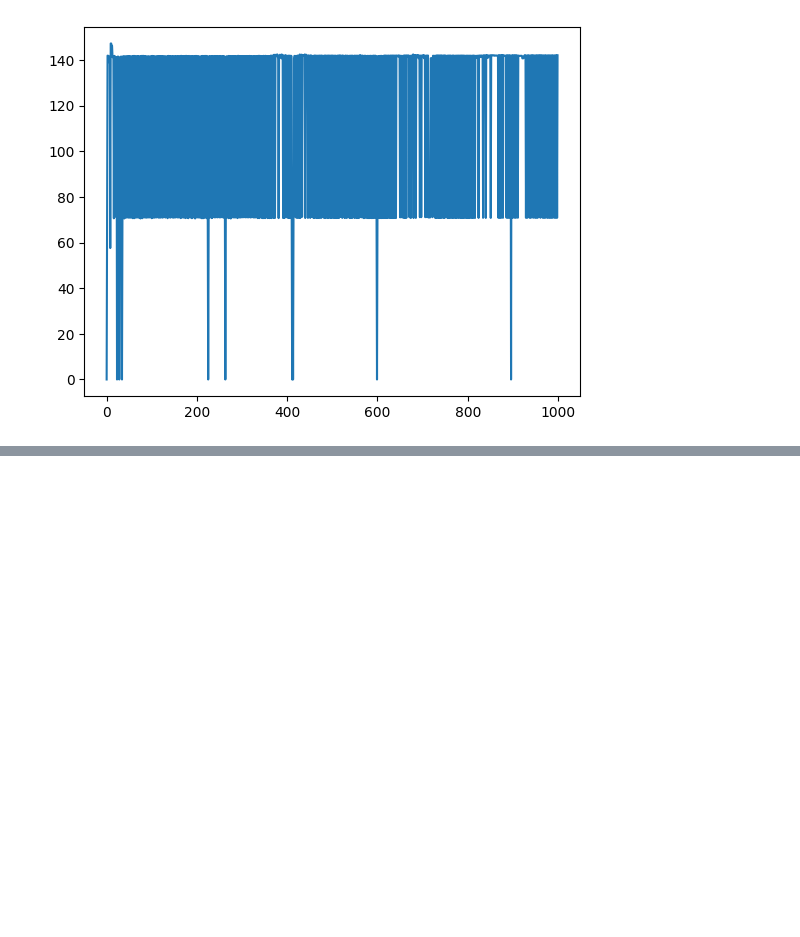
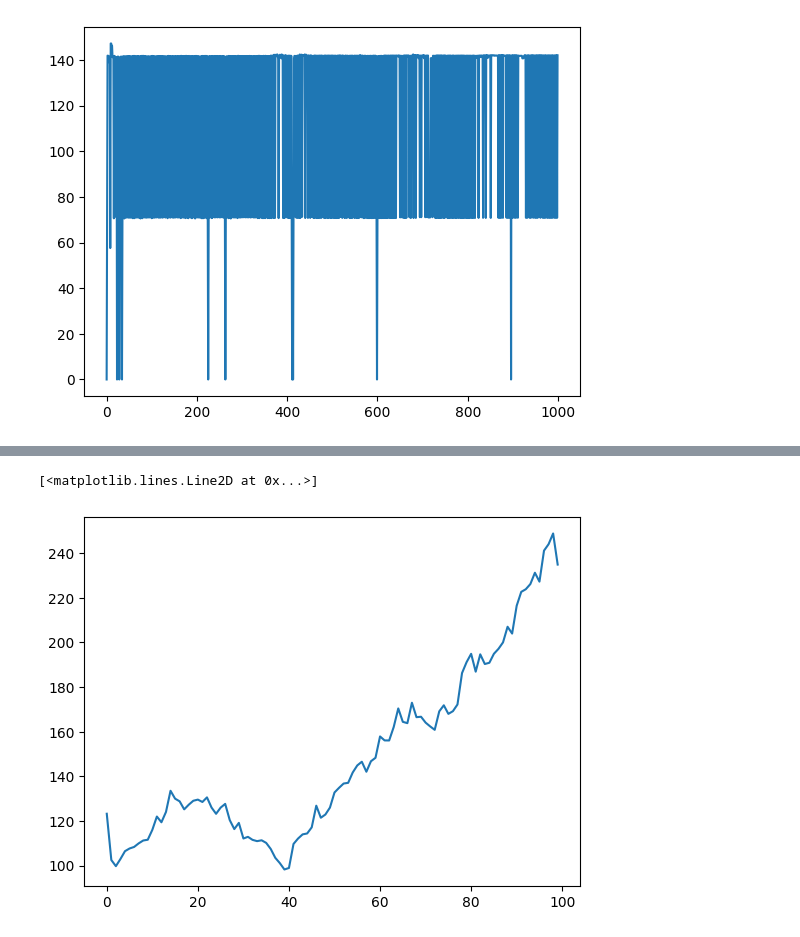
Before and after one commit to huitailangnopan/Designated_Market_Making, a Jupyter notebook: test.ipynb, the cells around one changed output, grey strips where cells are left out. Saved outputs shown, nothing was run; the diff lists cells and outputs as text; code cells hidden in the pictures; blank space fills up the shorter version.

```diff
--- a/test.ipynb
+++ b/test.ipynb
@@ -142,0 +157,7 @@ plt.plot(cur_yaml['IBM'].values())
+# %%
+import yaml
+import matplotlib.pyplot as plt
+plt.plot(price)
+# %% [output]
+[<matplotlib.lines.Line2D at 0x...>]
+[figure, added]
```
Also changed, not shown: parts of 8 cells of this notebook, 7 other files.
